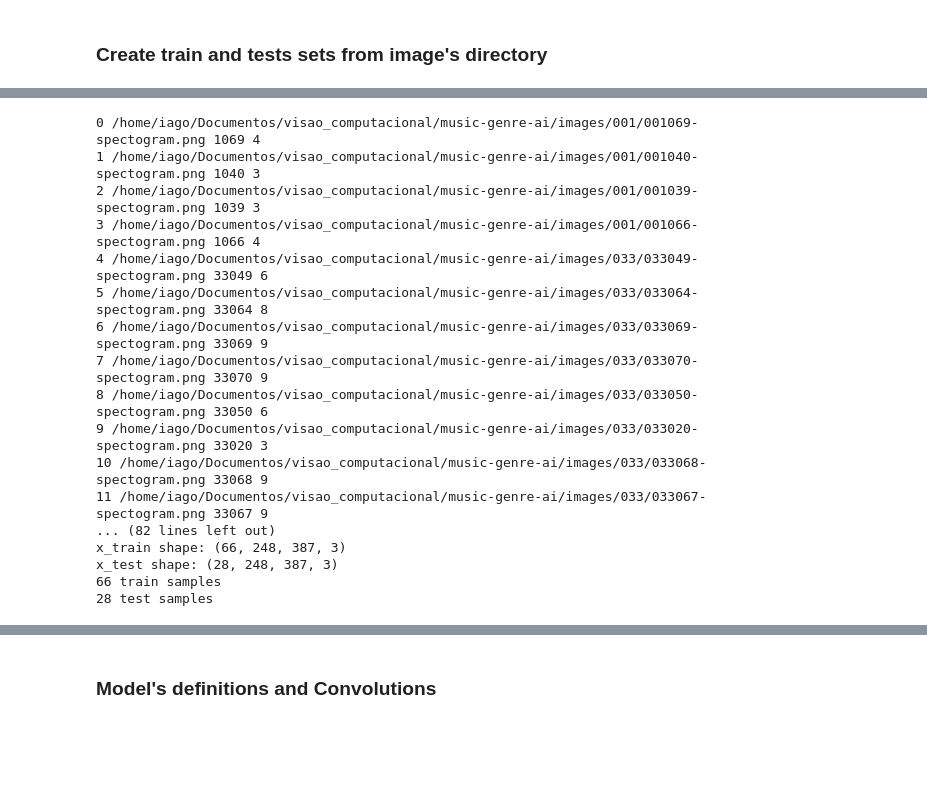
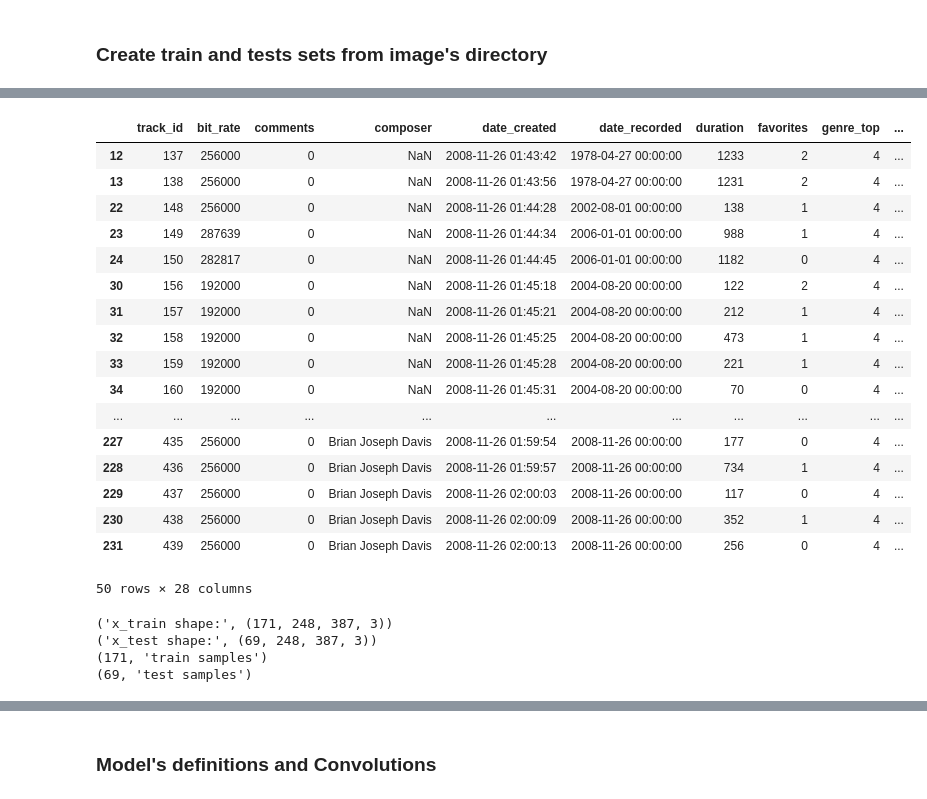
Before and after one commit to matheusbsilva/music-genre-ai, a Jupyter notebook: audio_converter.ipynb, the cells around one changed output, grey strips where cells are left out. Drawn from its saved outputs; the diff is of its cells as text; code cells hidden in the pictures; blank space fills up the shorter version.

Commit message:
organize musics by genre

```diff
--- a/audio_converter.ipynb
+++ b/audio_converter.ipynb
@@ -161,6 +269,25 @@ def create_set(filepath):
+# %%
+df_tracks[df_tracks.genre_top == 4].head(50)
+# %% [output]
+|  | track_id | bit_rate | comments | composer | date_created | date_recorded | duration | favorites | genre_top | ... |
+| 12 | 137 | 256000 | 0 | NaN | 2008-11-26 01:43:42 | 1978-04-27 00:00:00 | 1233 | 2 | 4 | ... |
+| 13 | 138 | 256000 | 0 | NaN | 2008-11-26 01:43:56 | 1978-04-27 00:00:00 | 1231 | 2 | 4 | ... |
+| 22 | 148 | 256000 | 0 | NaN | 2008-11-26 01:44:28 | 2002-08-01 00:00:00 | 138 | 1 | 4 | ... |
+| 23 | 149 | 287639 | 0 | NaN | 2008-11-26 01:44:34 | 2006-01-01 00:00:00 | 988 | 1 | 4 | ... |
+| 24 | 150 | 282817 | 0 | NaN | 2008-11-26 01:44:45 | 2006-01-01 00:00:00 | 1182 | 0 | 4 | ... |
+| 30 | 156 | 192000 | 0 | NaN | 2008-11-26 01:45:18 | 2004-08-20 00:00:00 | 122 | 2 | 4 | ... |
+| 31 | 157 | 192000 | 0 | NaN | 2008-11-26 01:45:21 | 2004-08-20 00:00:00 | 212 | 1 | 4 | ... |
+| 32 | 158 | 192000 | 0 | NaN | 2008-11-26 01:45:25 | 2004-08-20 00:00:00 | 473 | 1 | 4 | ... |
+| 33 | 159 | 192000 | 0 | NaN | 2008-11-26 01:45:28 | 2004-08-20 00:00:00 | 221 | 1 | 4 | ... |
+| 34 | 160 | 192000 | 0 | NaN | 2008-11-26 01:45:31 | 2004-08-20 00:00:00 | 70 | 0 | 4 | ... |
+| ... | ... | ... | ... | ... | ... | ... | ... | ... | ... | ... |
+| 227 | 435 | 256000 | 0 | Brian Joseph Davis | 2008-11-26 01:59:54 | 2008-11-26 00:00:00 | 177 | 0 | 4 | ... |
+| 228 | 436 | 256000 | 0 | Brian Joseph Davis | 2008-11-26 01:59:57 | 2008-11-26 00:00:00 | 734 | 1 | 4 | ... |
+| 229 | 437 | 256000 | 0 | Brian Joseph Davis | 2008-11-26 02:00:03 | 2008-11-26 00:00:00 | 117 | 0 | 4 | ... |
+| 230 | 438 | 256000 | 0 | Brian Joseph Davis | 2008-11-26 02:00:09 | 2008-11-26 00:00:00 | 352 | 1 | 4 | ... |
+| 231 | 439 | 256000 | 0 | Brian Joseph Davis | 2008-11-26 02:00:13 | 2008-11-26 00:00:00 | 256 | 0 | 4 | ... |
+50 rows × 28 columns
 # %%
-x_train, y_train, x_test, y_test = create_set('images')
-
 # Converting the data from lists to numpy arrays
 x_train = asarray(x_train)
 x_test = asarray(x_test)
@@ -177,20 +304,7 @@ print('x_test shape:', x_test.shape)
 print(x_train.shape[0], 'train samples')
 print(x_test.shape[0], 'test samples')
 # %% [output]
-0 /home/iago/Documentos/visao_computacional/music-genre-ai/images/001/001069-spectogram.png 1069 4
-1 /home/iago/Documentos/visao_computacional/music-genre-ai/images/001/001040-spectogram.png 1040 3
-2 /home/iago/Documentos/visao_computacional/music-genre-ai/images/001/001039-spectogram.png 1039 3
-3 /home/iago/Documentos/visao_computacional/music-genre-ai/images/001/001066-spectogram.png 1066 4
-4 /home/iago/Documentos/visao_computacional/music-genre-ai/images/033/033049-spectogram.png 33049 6
-5 /home/iago/Documentos/visao_computacional/music-genre-ai/images/033/033064-spectogram.png 33064 8
-6 /home/iago/Documentos/visao_computacional/music-genre-ai/images/033/033069-spectogram.png 33069 9
-7 /home/iago/Documentos/visao_computacional/music-genre-ai/images/033/033070-spectogram.png 33070 9
-8 /home/iago/Documentos/visao_computacional/music-genre-ai/images/033/033050-spectogram.png 33050 6
-9 /home/iago/Documentos/visao_computacional/music-genre-ai/images/033/033020-spectogram.png 33020 3
-10 /home/iago/Documentos/visao_computacional/music-genre-ai/images/033/033068-spectogram.png 33068 9
-11 /home/iago/Documentos/visao_computacional/music-genre-ai/images/033/033067-spectogram.png 33067 9
-... (82 lines left out)
-x_train shape: (66, 248, 387, 3)
-x_test shape: (28, 248, 387, 3)
-66 train samples
-28 test samples
+('x_train shape:', (171, 248, 387, 3))
+('x_test shape:', (69, 248, 387, 3))
+(171, 'train samples')
+(69, 'test samples')
```
Also changed, not shown: parts of 14 cells of this notebook.
